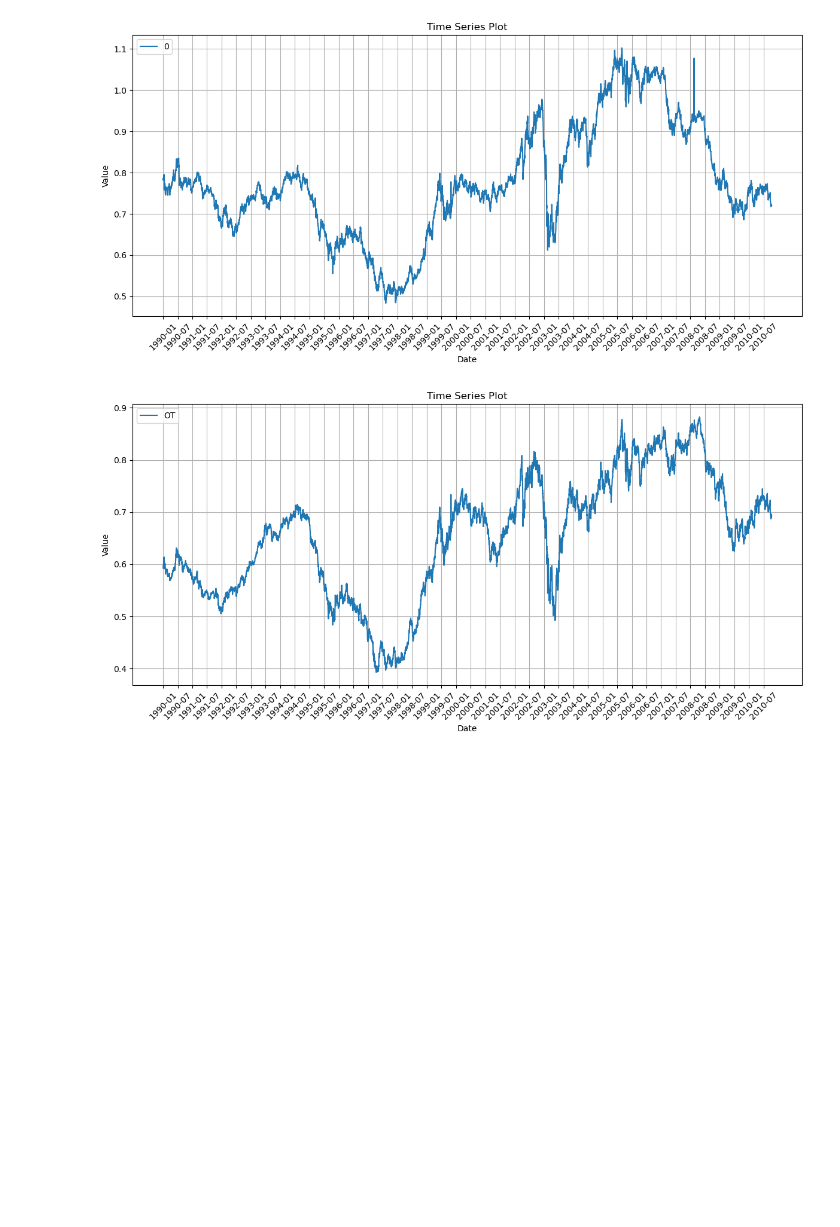
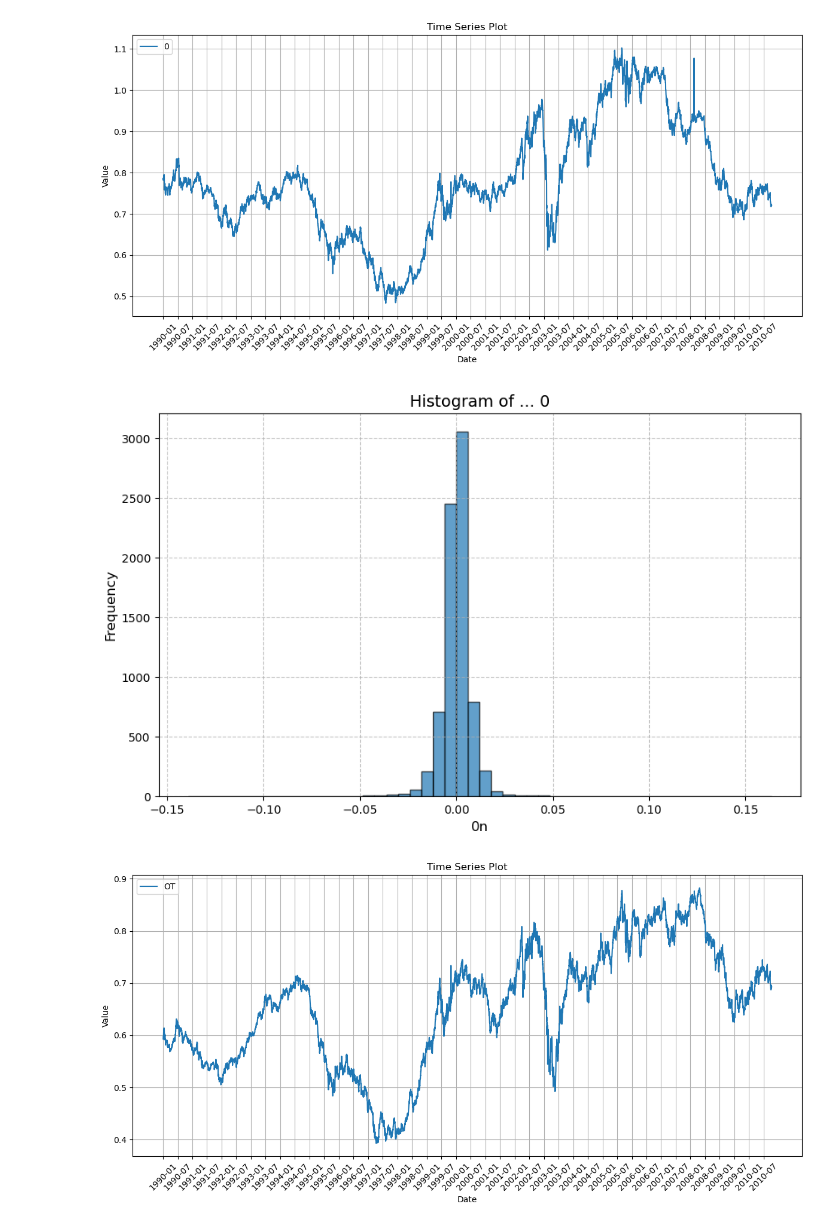
Before and after one commit to SU-MLA-12-NHITS/Projet_MLA_NHITS, a Jupyter notebook: exchange_rate_analysis.ipynb, the cells around one changed output. Drawn from its saved outputs; the diff is of its cells as text; code cells hidden in the pictures; blank space fills up the shorter version.

```diff
--- a/exchange_rate_analysis.ipynb
+++ b/exchange_rate_analysis.ipynb
@@ -227,6 +213,19 @@ def plot_time_series(df, column=None, months_for_legend=6):
 plot_time_series(df, column='0')
 # %% [output]
 [figure]
+# %%
+daily_returns = df['0'].pct_change().dropna()
+
+# Plot histogram
+plt.figure(figsize=(10, 6))
+plt.hist(daily_returns, bins=50, edgecolor='black', alpha=0.7)
+plt.title("Histogram of ... 0", fontsize=14)
+plt.xlabel("0n", fontsize=12)
+plt.ylabel("Frequency", fontsize=12)
+plt.grid(True, linestyle='--', alpha=0.7)
+plt.show()
+# %% [output]
+[figure, added]
 # %%
 plot_time_series(df, column='OT')
 # %% [output]
```
Also changed, not shown: parts of 33 cells of this notebook.
